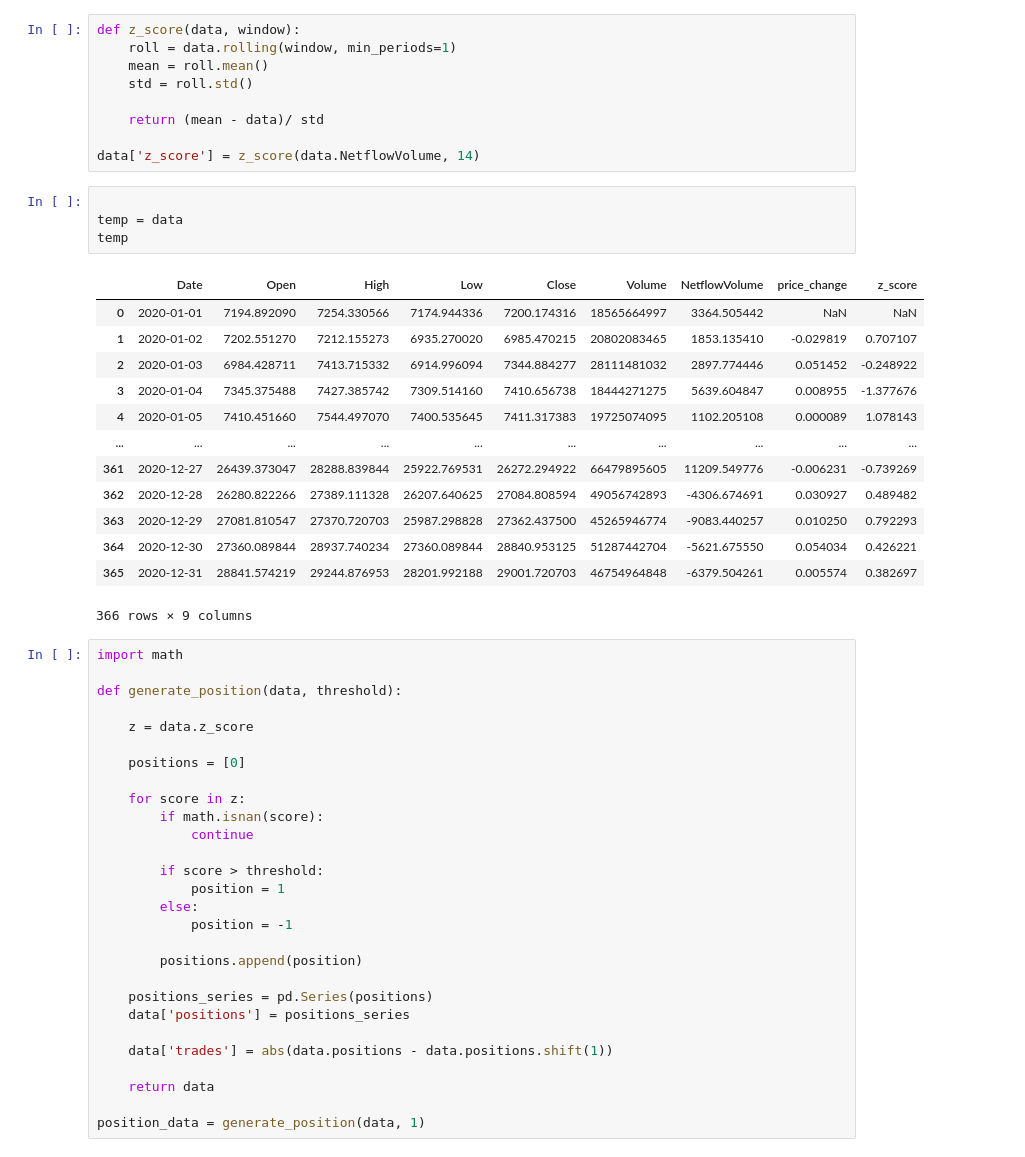
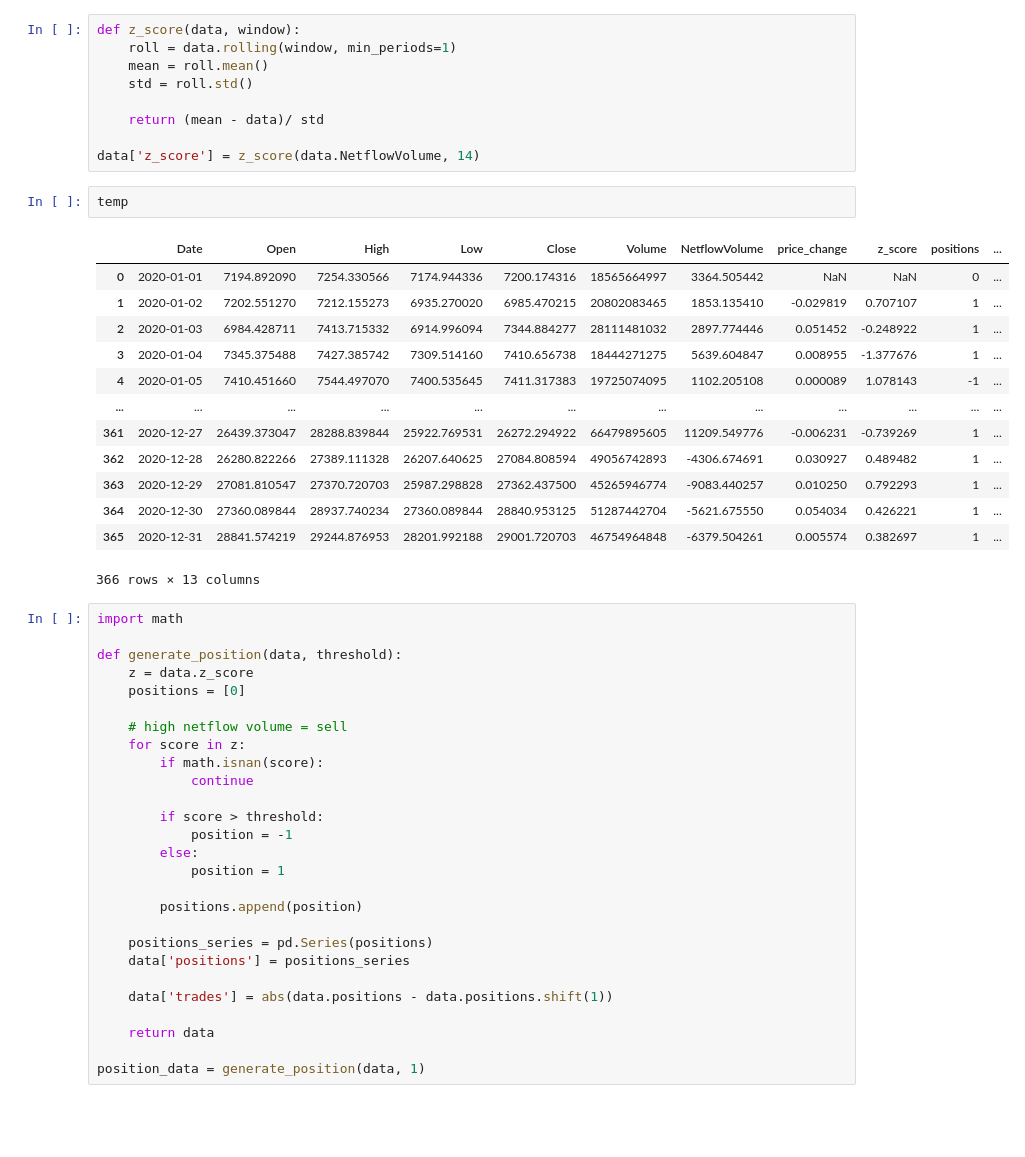
Before and after one commit to adamarbain/ichiboss-, a Jupyter notebook: backtesting_framework/temp.ipynb, the cells around one changed output. Cells and saved outputs as stored; diff of their text form; blank space fills up the shorter version.

```diff
--- a/backtesting_framework/temp.ipynb
+++ b/backtesting_framework/temp.ipynb
@@ -163,40 +163,37 @@ def z_score(data, window):
 
 data['z_score'] = z_score(data.NetflowVolume, 14)
 # %%
-
-temp = data
 temp
 # %% [output]
-|  | Date | Open | High | Low | Close | Volume | NetflowVolume | price_change | z_score |
-| 0 | 2020-01-01 | 7194.892090 | 7254.330566 | 7174.944336 | 7200.174316 | 18565664997 | 3364.505442 | NaN | NaN |
-| 1 | 2020-01-02 | 7202.551270 | 7212.155273 | 6935.270020 | 6985.470215 | 20802083465 | 1853.135410 | -0.029819 | 0.707107 |
-| 2 | 2020-01-03 | 6984.428711 | 7413.715332 | 6914.996094 | 7344.884277 | 28111481032 | 2897.774446 | 0.051452 | -0.248922 |
-| 3 | 2020-01-04 | 7345.375488 | 7427.385742 | 7309.514160 | 7410.656738 | 18444271275 | 5639.604847 | 0.008955 | -1.377676 |
-| 4 | 2020-01-05 | 7410.451660 | 7544.497070 | 7400.535645 | 7411.317383 | 19725074095 | 1102.205108 | 0.000089 | 1.078143 |
-| ... | ... | ... | ... | ... | ... | ... | ... | ... | ... |
-| 361 | 2020-12-27 | 26439.373047 | 28288.839844 | 25922.769531 | 26272.294922 | 66479895605 | 11209.549776 | -0.006231 | -0.739269 |
-| 362 | 2020-12-28 | 26280.822266 | 27389.111328 | 26207.640625 | 27084.808594 | 49056742893 | -4306.674691 | 0.030927 | 0.489482 |
-| 363 | 2020-12-29 | 27081.810547 | 27370.720703 | 25987.298828 | 27362.437500 | 45265946774 | -9083.440257 | 0.010250 | 0.792293 |
-| 364 | 2020-12-30 | 27360.089844 | 28937.740234 | 27360.089844 | 28840.953125 | 51287442704 | -5621.675550 | 0.054034 | 0.426221 |
-| 365 | 2020-12-31 | 28841.574219 | 29244.876953 | 28201.992188 | 29001.720703 | 46754964848 | -6379.504261 | 0.005574 | 0.382697 |
+|  | Date | Open | High | Low | Close | Volume | NetflowVolume | price_change | z_score | positions | ... |
+| 0 | 2020-01-01 | 7194.892090 | 7254.330566 | 7174.944336 | 7200.174316 | 18565664997 | 3364.505442 | NaN | NaN | 0 | ... |
+| 1 | 2020-01-02 | 7202.551270 | 7212.155273 | 6935.270020 | 6985.470215 | 20802083465 | 1853.135410 | -0.029819 | 0.707107 | 1 | ... |
+| 2 | 2020-01-03 | 6984.428711 | 7413.715332 | 6914.996094 | 7344.884277 | 28111481032 | 2897.774446 | 0.051452 | -0.248922 | 1 | ... |
+| 3 | 2020-01-04 | 7345.375488 | 7427.385742 | 7309.514160 | 7410.656738 | 18444271275 | 5639.604847 | 0.008955 | -1.377676 | 1 | ... |
+| 4 | 2020-01-05 | 7410.451660 | 7544.497070 | 7400.535645 | 7411.317383 | 19725074095 | 1102.205108 | 0.000089 | 1.078143 | -1 | ... |
+| ... | ... | ... | ... | ... | ... | ... | ... | ... | ... | ... | ... |
+| 361 | 2020-12-27 | 26439.373047 | 28288.839844 | 25922.769531 | 26272.294922 | 66479895605 | 11209.549776 | -0.006231 | -0.739269 | 1 | ... |
+| 362 | 2020-12-28 | 26280.822266 | 27389.111328 | 26207.640625 | 27084.808594 | 49056742893 | -4306.674691 | 0.030927 | 0.489482 | 1 | ... |
+| 363 | 2020-12-29 | 27081.810547 | 27370.720703 | 25987.298828 | 27362.437500 | 45265946774 | -9083.440257 | 0.010250 | 0.792293 | 1 | ... |
+| 364 | 2020-12-30 | 27360.089844 | 28937.740234 | 27360.089844 | 28840.953125 | 51287442704 | -5621.675550 | 0.054034 | 0.426221 | 1 | ... |
+| 365 | 2020-12-31 | 28841.574219 | 29244.876953 | 28201.992188 | 29001.720703 | 46754964848 | -6379.504261 | 0.005574 | 0.382697 | 1 | ... |
-366 rows × 9 columns
+366 rows × 13 columns
 # %%
 import math
 
 def generate_position(data, threshold):
-
     z = data.z_score
-
     positions = [0]
 
+    # high netflow volume = sell
     for score in z:
         if math.isnan(score):
             continue
 
         if score > threshold:
+            position = -1
+        else:
             position = 1
-        else:
-            position = -1
 
         positions.append(position)
 
```
Also changed, not shown: parts of 2 cells of this notebook.
